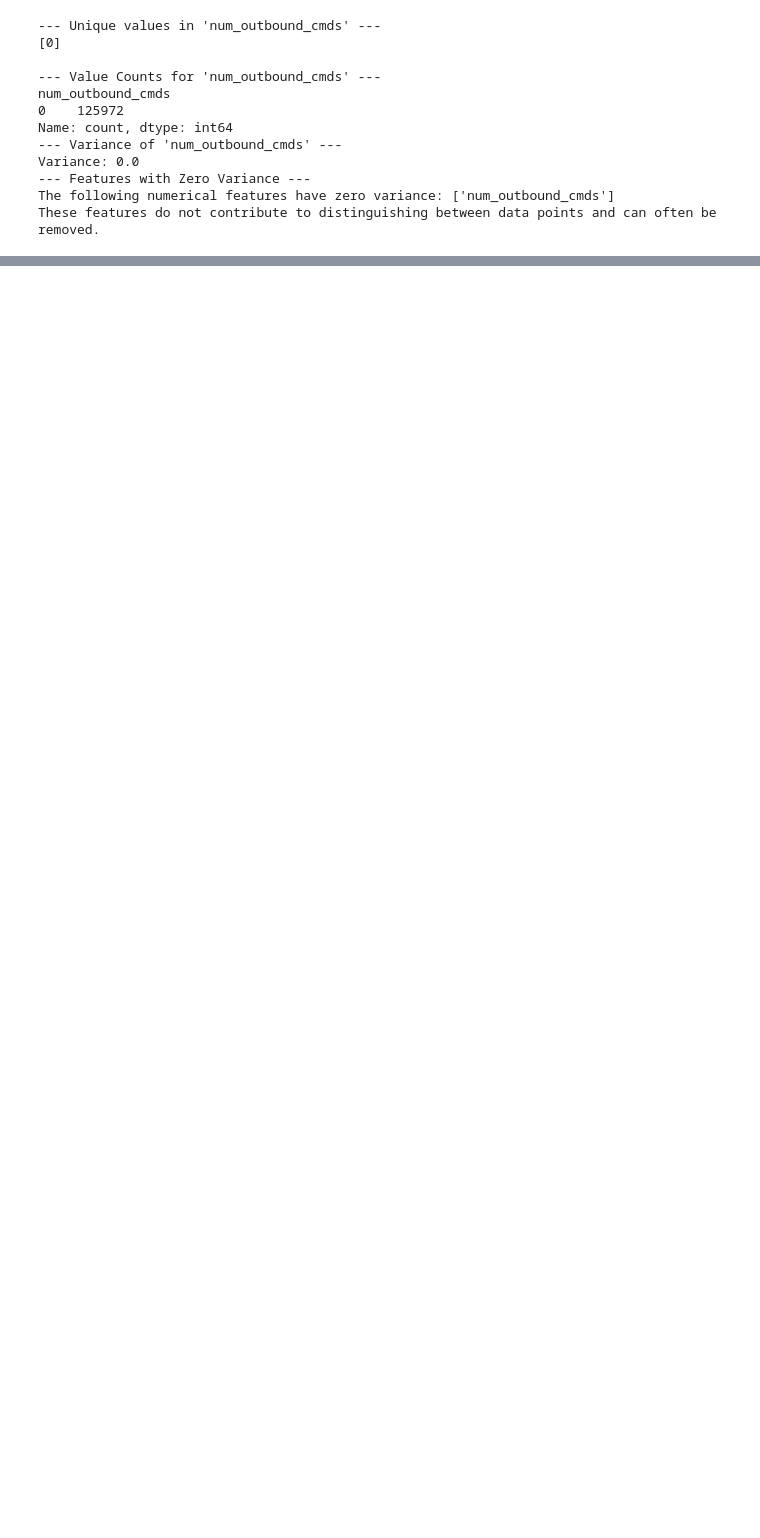
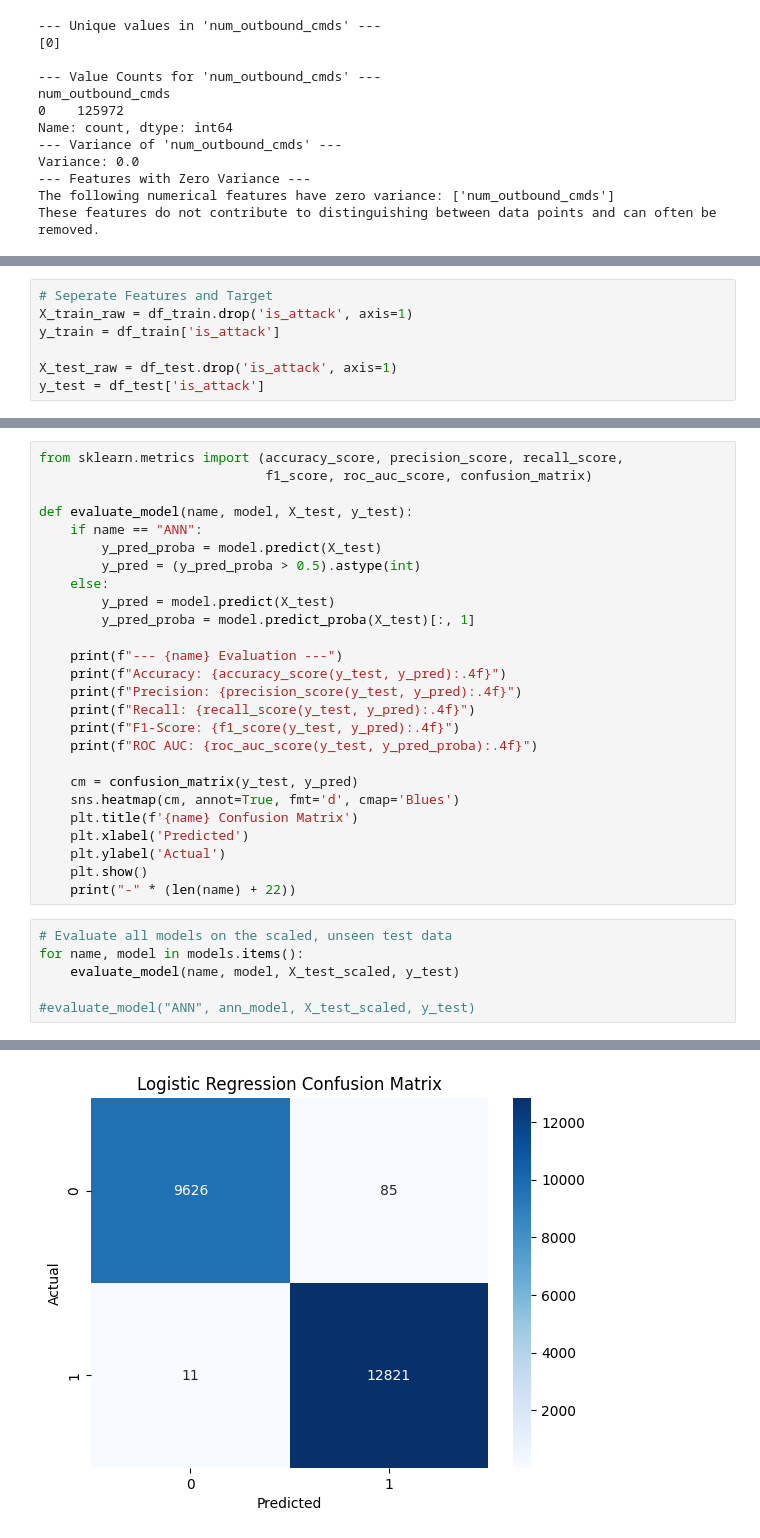
Before and after one commit to MarcelEwinger/Artificial-Intelligence-Machine-Learning-SS25, a Jupyter notebook: notebook.ipynb, the cells around one changed output, grey strips where cells are left out. Drawn from its saved outputs; the diff is of its cells as text; blank space fills up the shorter version.

```diff
--- a/notebook.ipynb
+++ b/notebook.ipynb
@@ -505 +544,8 @@ These features do not contribute to distinguishing between data points and can o
+# %%
+# Seperate Features and Target
+X_train_raw = df_train.drop('is_attack', axis=1)
+y_train = df_train['is_attack']
+
+X_test_raw = df_test.drop('is_attack', axis=1)
+y_test = df_test['is_attack']
 # %% [markdown]
@@ -507,0 +644,33 @@ These features do not contribute to distinguishing between data points and can o
+# %%
+from sklearn.metrics import (accuracy_score, precision_score, recall_score,
+                             f1_score, roc_auc_score, confusion_matrix)
+
+def evaluate_model(name, model, X_test, y_test):
+    if name == "ANN":
+        y_pred_proba = model.predict(X_test)
+        y_pred = (y_pred_proba > 0.5).astype(int)
+    else:
+        y_pred = model.predict(X_test)
+        y_pred_proba = model.predict_proba(X_test)[:, 1]
+
+    print(f"--- {name} Evaluation ---")
+    print(f"Accuracy: {accuracy_score(y_test, y_pred):.4f}")
+    print(f"Precision: {precision_score(y_test, y_pred):.4f}")
+    print(f"Recall: {recall_score(y_test, y_pred):.4f}")
+    print(f"F1-Score: {f1_score(y_test, y_pred):.4f}")
+    print(f"ROC AUC: {roc_auc_score(y_test, y_pred_proba):.4f}")
+
+    cm = confusion_matrix(y_test, y_pred)
+    sns.heatmap(cm, annot=True, fmt='d', cmap='Blues')
+    plt.title(f'{name} Confusion Matrix')
+    plt.xlabel('Predicted')
+    plt.ylabel('Actual')
+    plt.show()
+    print("-" * (len(name) + 22))
+# %%
+# Evaluate all models on the scaled, unseen test data
+for name, model in models.items():
+    evaluate_model(name, model, X_test_scaled, y_test)
+
+#evaluate_model("ANN", ann_model, X_test_scaled, y_test)
+# %% [output]
@@ -507,0 +683 @@ These features do not contribute to distinguishing between data points and can o
+[figure, added]
```
Also changed, not shown: parts of 15 cells of this notebook.
